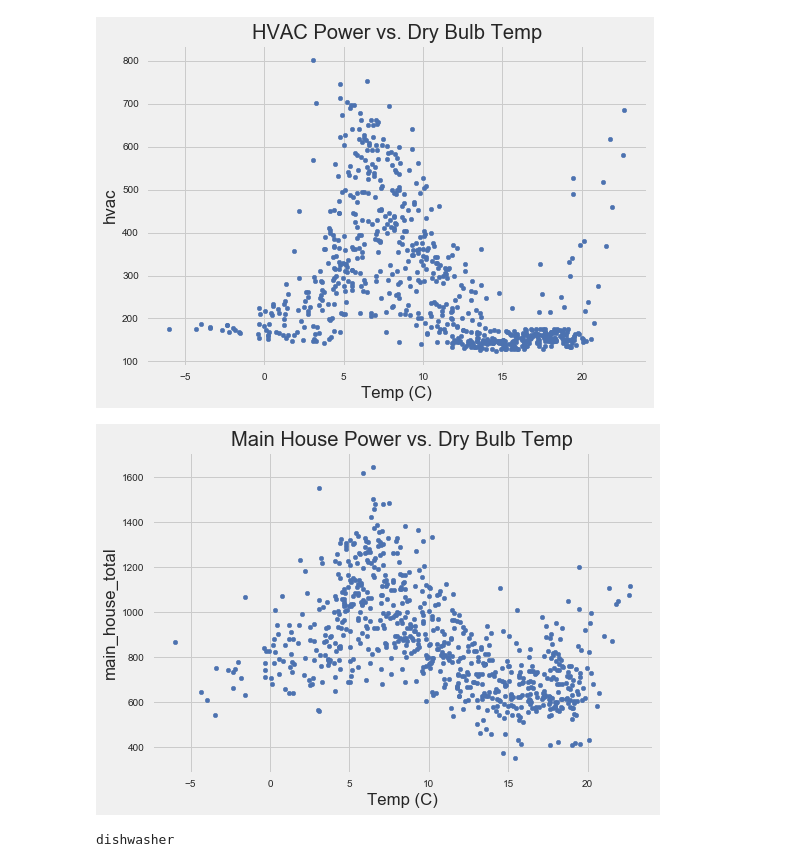
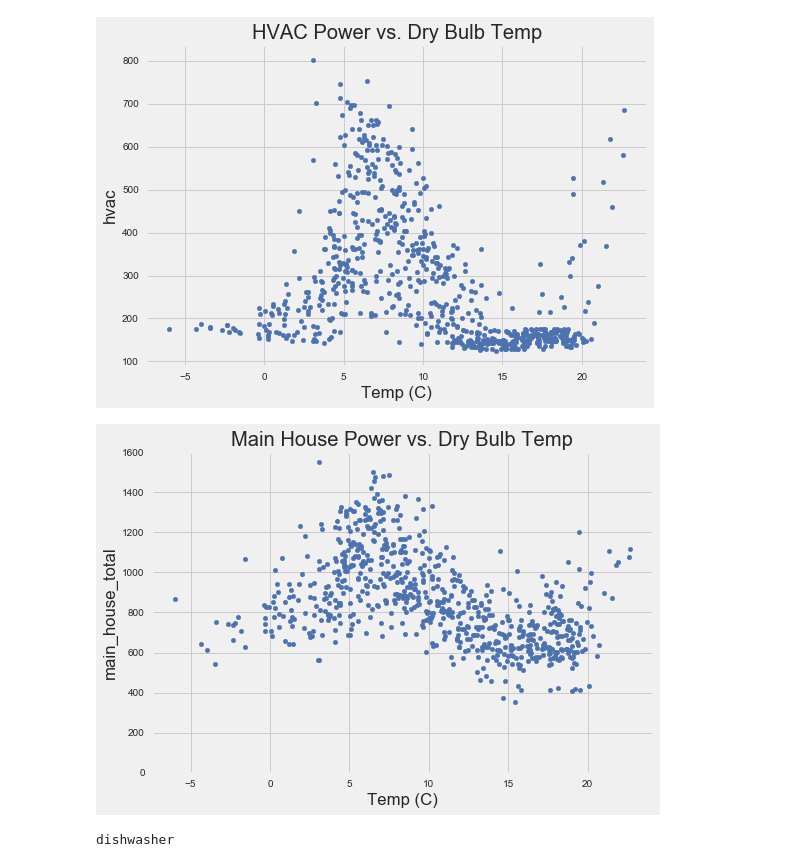
Before and after one commit to enmyj/gafp, a Jupyter notebook: elec_exploratory.ipynb, the cells around one changed output. Drawn from its saved outputs; the diff is of its cells as text; code cells hidden in the pictures.

```diff
--- a/elec_exploratory.ipynb
+++ b/elec_exploratory.ipynb
@@ -206,9 +190,10 @@ ax.set_title('HVAC Power vs. Dry Bulb Temp');
 [figure]
 # %%
 ax = df.resample('D').mean().plot.scatter('Temp (C)','main_house_total');
+ax.set_ylim(0,1600);
 ax.set_title('Main House Power vs. Dry Bulb Temp');
 # %% [output]
-[figure, old version]
+[figure, new version]
 # %%
 # how to iterate through series
 for idx, row in df.loc['2014-03-31 23:30':,'main_house_total'].iteritems():
```
Also changed, not shown: parts of 10 cells of this notebook.
